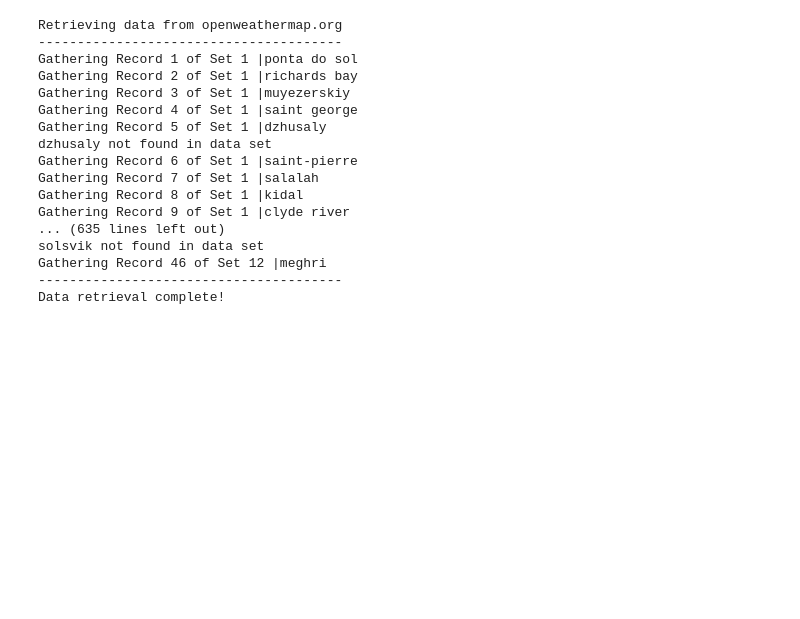
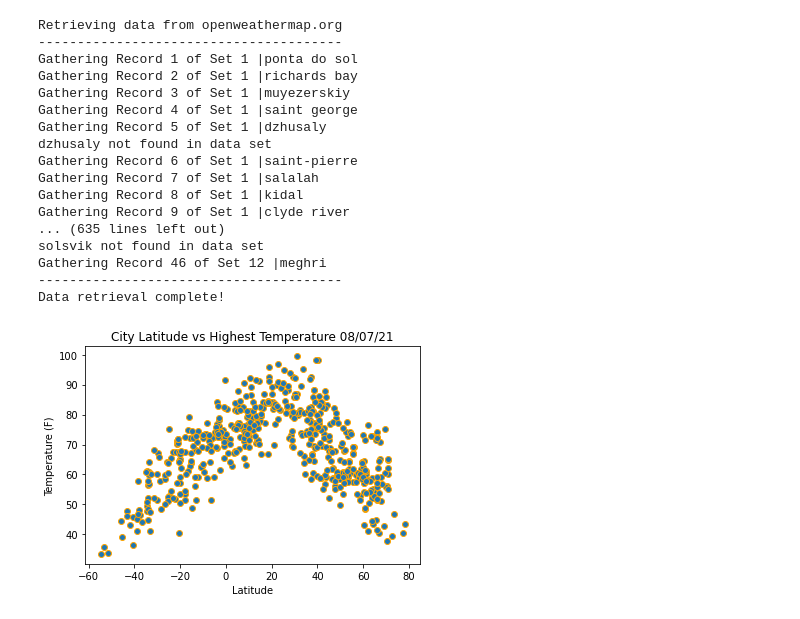
Before and after one commit to KristianSHamilton/api-challenge, a Jupyter notebook: WeatherPy/WeatherPy.ipynb, the cells around one changed output. Saved outputs shown, nothing was run; the diff lists cells and outputs as text; code cells hidden in the pictures; blank space fills up the shorter version.

Commit message:
plots done

```diff
--- a/WeatherPy/WeatherPy.ipynb
+++ b/WeatherPy/WeatherPy.ipynb
@@ -95,0 +93,21 @@ latitude = response["coord"]["lat"]
+# %%
+cityWeather_df = pd.DataFrame(cityWeather)
+
+latitude = cityWeather_df["Latitude:"]
+maxTemperature = cityWeather_df["Max Temp:"]
+humidity = cityWeather_df["Humidity:"]
+cloudCoverage = cityWeather_df["Cloud Coverage:"]
+wind = cityWeather_df["Wind:"]
+
+cityWeather_df.to_csv(outputPath)
+# %%
+plt.scatter(latitude, maxTemperature, marker = "o", label = "Cities", edgecolor = "orange")
+plt.title(f"City Latitude vs Highest Temperature {time.strftime('%x')}")
+plt.xlabel("Latitude")
+plt.ylabel("Temperature (F)")
+
+plt.savefig("./output/Lat vs. Temp.png")
+
+plt.show()
+# %% [output]
+[figure, added]
```
Also changed, not shown: parts of 5 cells of this notebook.
